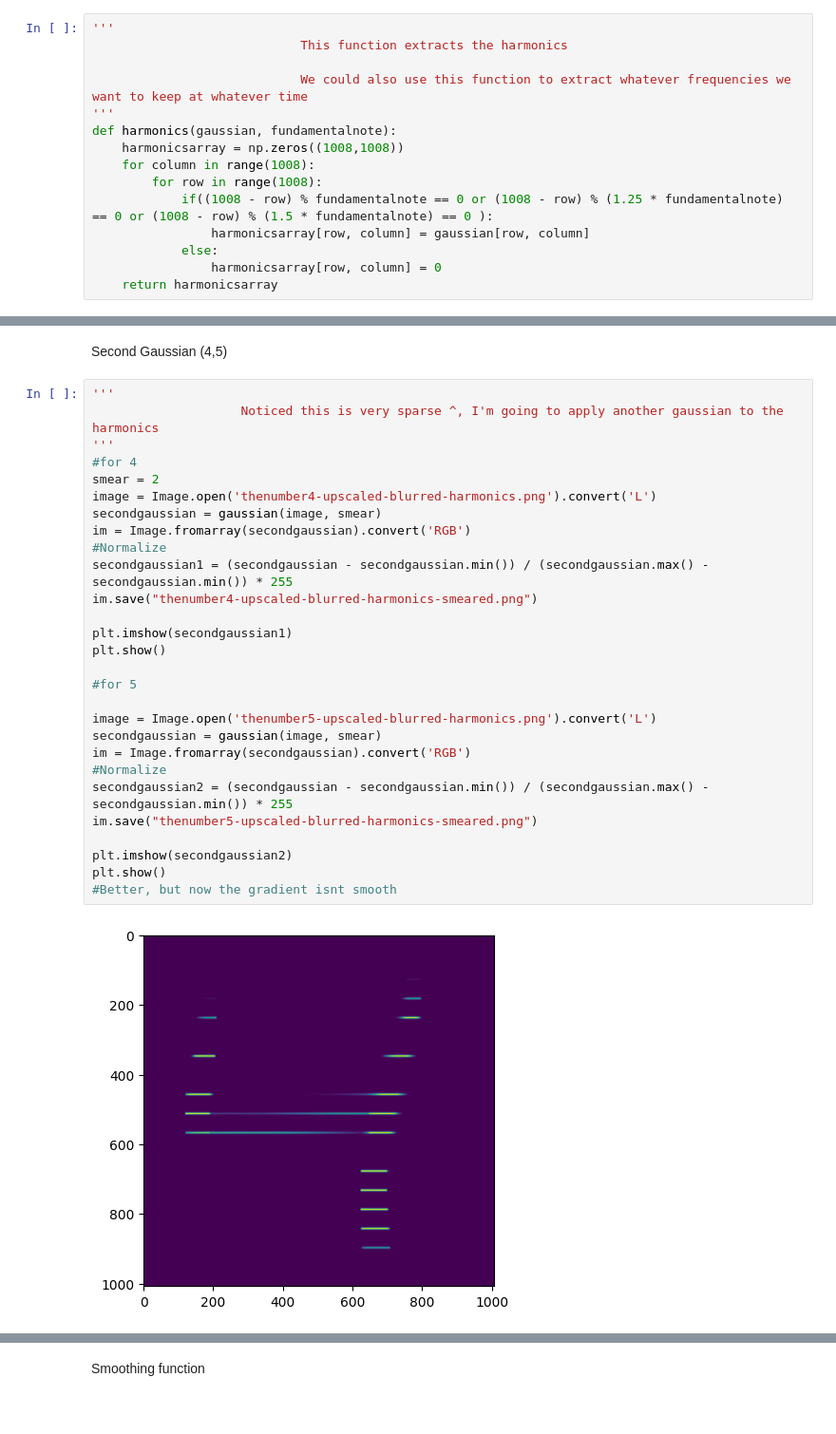
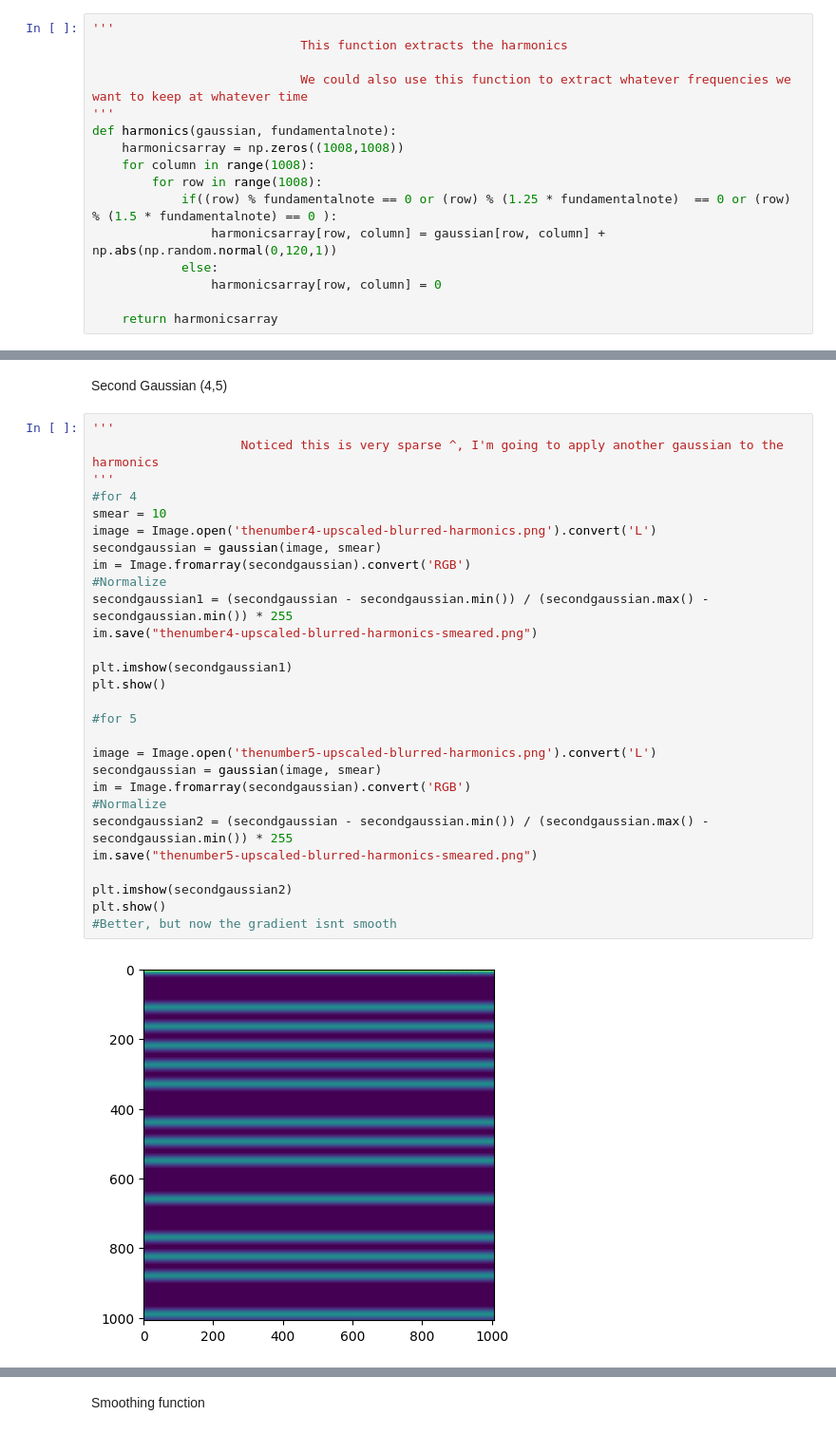
Before and after one commit to takakhoo/UNet-MNIST-to-Spectrogram, a Jupyter notebook: 1.ipynb, the cells around one changed output, grey strips where cells are left out. Shown at 95% size. Cells and saved outputs as stored; diff of their text form.

```diff
--- a/1.ipynb
+++ b/1.ipynb
@@ -183,10 +183,11 @@ def harmonics(gaussian, fundamentalnote):
     harmonicsarray = np.zeros((1008,1008))
     for column in range(1008):
         for row in range(1008):
-            if((1008 - row) % fundamentalnote == 0 or (1008 - row) % (1.25 * fundamentalnote)  == 0 or (1008 - row) % (1.5 * fundamentalnote) == 0 ):
-                harmonicsarray[row, column] = gaussian[row, column]
+            if((row) % fundamentalnote == 0 or (row) % (1.25 * fundamentalnote)  == 0 or (row) % (1.5 * fundamentalnote) == 0 ):
+                harmonicsarray[row, column] = gaussian[row, column] + np.abs(np.random.normal(0,120,1))
             else:
                 harmonicsarray[row, column] = 0
+
     return harmonicsarray
 # %% [markdown]
 Applying to Gaussians (4,5)
@@ -214,30 +215,30 @@ Second Gaussian (4,5)
 # %%
 '''
                     Noticed this is very sparse ^, I'm going to apply another gaussian to the harmonics
 '''
 #for 4
-smear = 2
+smear = 10
 image = Image.open('thenumber4-upscaled-blurred-harmonics.png').convert('L')
 secondgaussian = gaussian(image, smear)
 im = Image.fromarray(secondgaussian).convert('RGB')
 #Normalize
 secondgaussian1 = (secondgaussian - secondgaussian.min()) / (secondgaussian.max() - secondgaussian.min()) * 255
 im.save("thenumber4-upscaled-blurred-harmonics-smeared.png")
 
 plt.imshow(secondgaussian1)
 plt.show()
 
 #for 5
 
 image = Image.open('thenumber5-upscaled-blurred-harmonics.png').convert('L')
 secondgaussian = gaussian(image, smear)
 im = Image.fromarray(secondgaussian).convert('RGB')
 #Normalize
 secondgaussian2 = (secondgaussian - secondgaussian.min()) / (secondgaussian.max() - secondgaussian.min()) * 255
 im.save("thenumber5-upscaled-blurred-harmonics-smeared.png")
 
 plt.imshow(secondgaussian2)
 plt.show()
 #Better, but now the gradient isnt smooth
 # %% [output]
-[figure, old version]
+[figure, new version]
```
Also changed, not shown: parts of 10 cells of this notebook.
